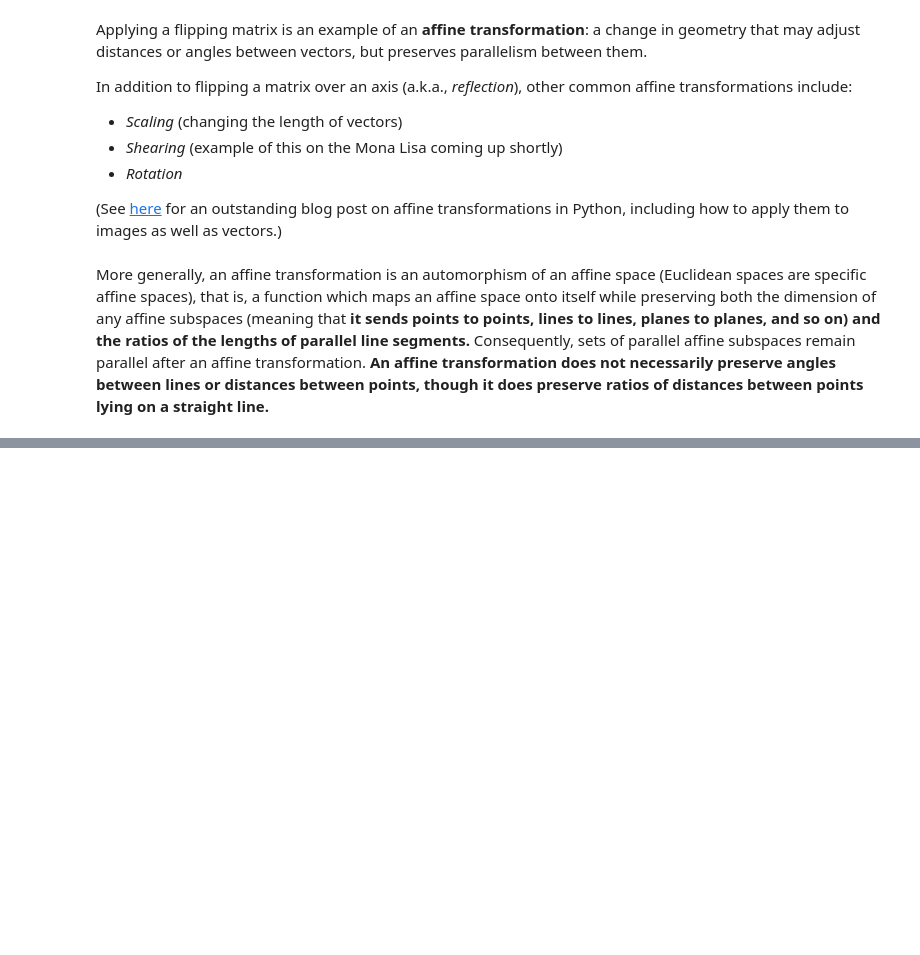
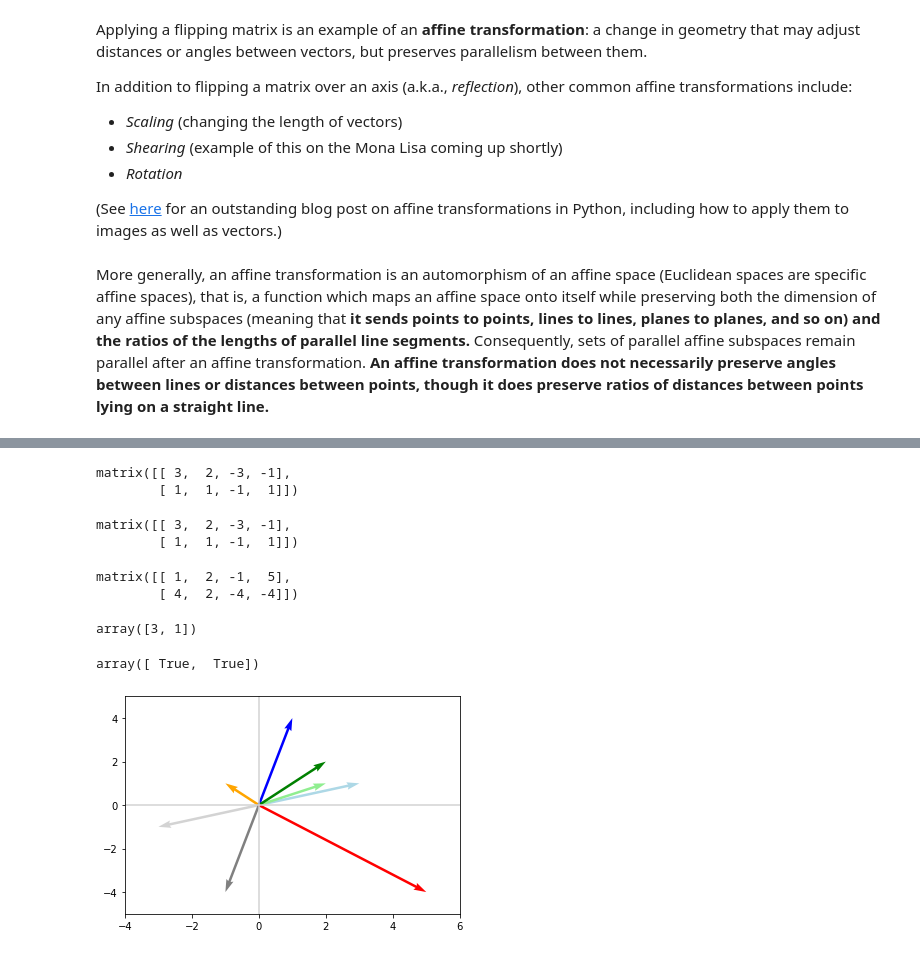
Before and after one commit to Sanjeevk26/MathsForML, a Jupyter notebook: Linear Algebra/10) Eigenvectors and Eigenvalues.ipynb, the cells around one changed output, grey strips where cells are left out. Saved outputs shown, nothing was run; the diff lists cells and outputs as text; code cells hidden in the pictures; blank space fills up the shorter version.

```diff
--- a/Linear Algebra/10) Eigenvectors and Eigenvalues.ipynb
+++ b/Linear Algebra/10) Eigenvectors and Eigenvalues.ipynb
@@ -160,0 +173,46 @@ _ = plt.ylim(-1, 5)
+# %%
+v3 = np.array([-3, -1]) # mirror image of v over both axes
+v4 = np.array([-1, 1])
+# %%
+V = np.concatenate((np.matrix(v).T,
+                    np.matrix(v2).T,
+                    np.matrix(v3).T,
+                    np.matrix(v4).T),
+                   axis=1)
+V
+# %% [output]
+matrix([[ 3,  2, -3, -1],
+        [ 1,  1, -1,  1]])
+# %%
+IV = np.dot(I, V)
+IV
+# %% [output]
+matrix([[ 3,  2, -3, -1],
+        [ 1,  1, -1,  1]])
+# %%
+AV = np.dot(A, V)
+AV
+# %% [output]
+matrix([[ 1,  2, -1,  5],
+        [ 4,  2, -4, -4]])
+# %%
+# function to convert column of matrix to 1D vector:
+def vectorfy(mtrx, clmn):
+    return np.array(mtrx[:,clmn]).reshape(-1)
+# %%
+vectorfy(V, 0)
+# %% [output]
+array([3, 1])
+# %%
+vectorfy(V, 0) == v
+# %% [output]
+array([ True,  True])
+# %%
+plot_vectors([vectorfy(V, 0), vectorfy(V, 1), vectorfy(V, 2), vectorfy(V, 3),
+             vectorfy(AV, 0), vectorfy(AV, 1), vectorfy(AV, 2), vectorfy(AV, 3)],
+            ['lightblue', 'lightgreen', 'lightgray', 'orange',
+             'blue', 'green', 'gray', 'red'])
+plt.xlim(-4, 6)
+_ = plt.ylim(-5, 5)
+# %% [output]
+[figure, added]
```
Also changed, not shown: parts of 13 cells of this notebook.
